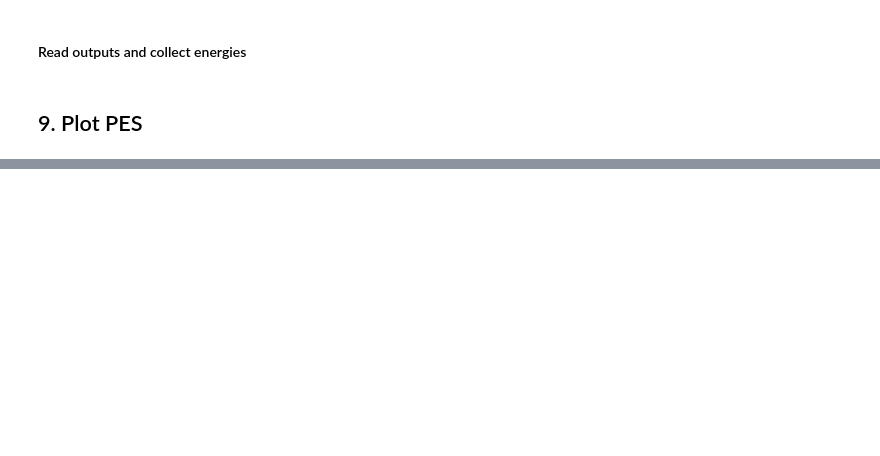
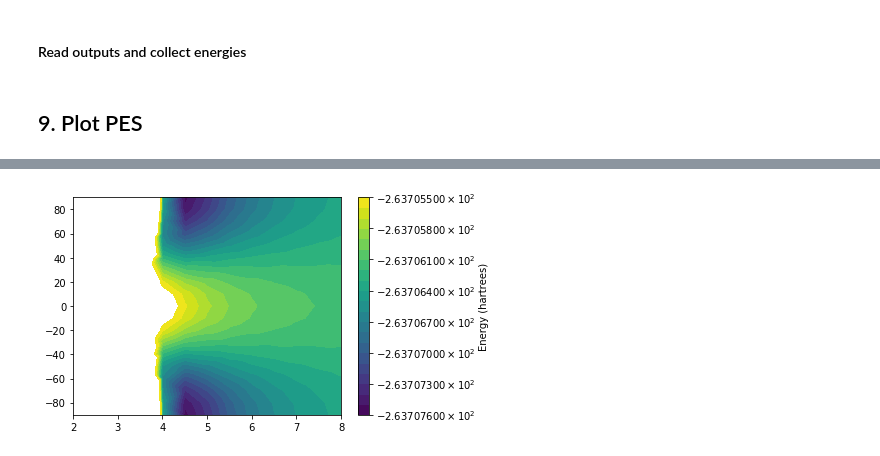
Before and after one commit to sodelab/pair, a Jupyter notebook: tools/notebook/pes-2b.ipynb, the cells around one changed output, grey strips where cells are left out. Drawn from its saved outputs; the diff is of its cells as text; code cells hidden in the pictures; blank space fills up the shorter version.

```diff
--- a/tools/notebook/pes-2b.ipynb
+++ b/tools/notebook/pes-2b.ipynb
@@ -875,0 +1026,27 @@ plt.plot(variables[0].ranges,nrg)
+# %%
+import matplotlib.ticker as ticker
+
+min=-263.7076
+max=-263.7055
+inc=0.0001
+
+x=min
+tmp=[]
+while x<=max:
+    tmp.append(x)
+    x+=inc
+V=tuple(tmp)
+
+contour = plt.tricontourf(np.asarray(X).ravel(), np.asarray(Y).ravel(), np.asarray(Z).ravel(), V,)
+
+def fmt(x, pos):
+    a, b = '{:.8e}'.format(x).split('e')
+    b = int(b)
+    return r'${} \times 10^{{{}}}$'.format(a, b)
+
+cbar = plt.colorbar(contour, format=ticker.FuncFormatter(fmt))
+cbar.set_label('Energy (hartrees)')
+
+plt.show()
+# %% [output]
+[figure, added]
```
Also changed, not shown: parts of 19 cells of this notebook.
